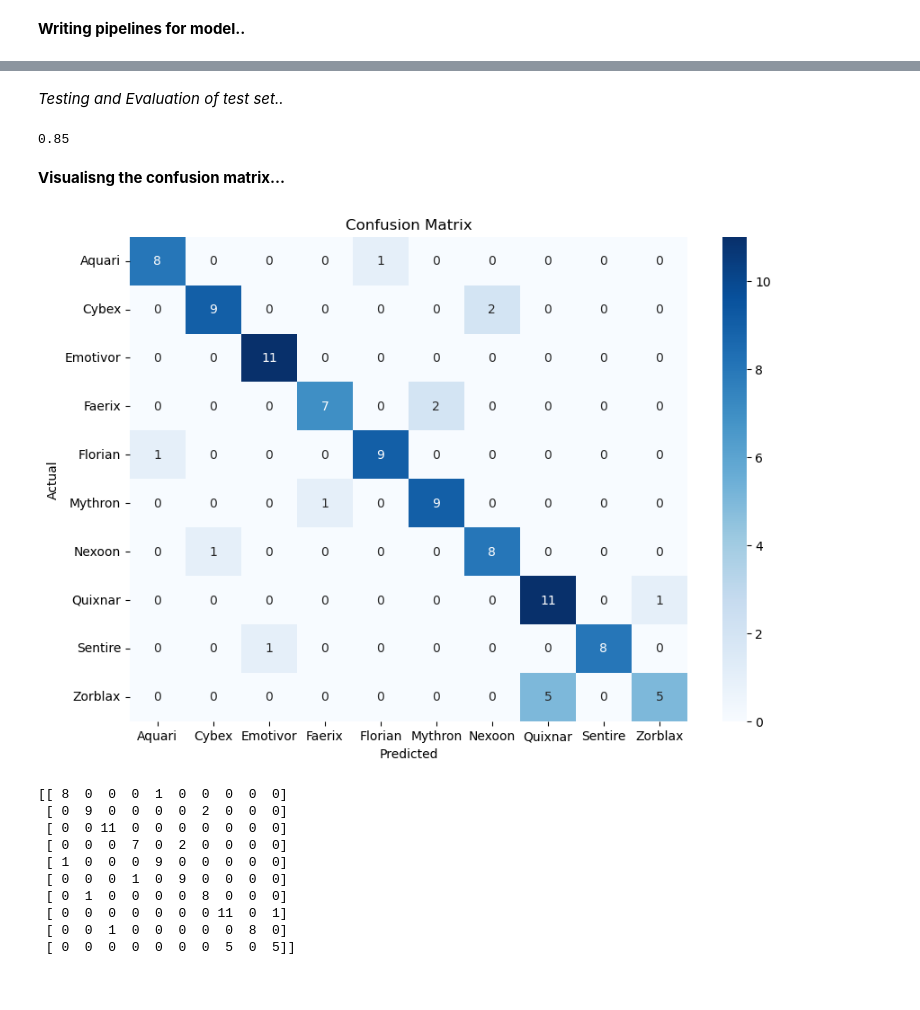
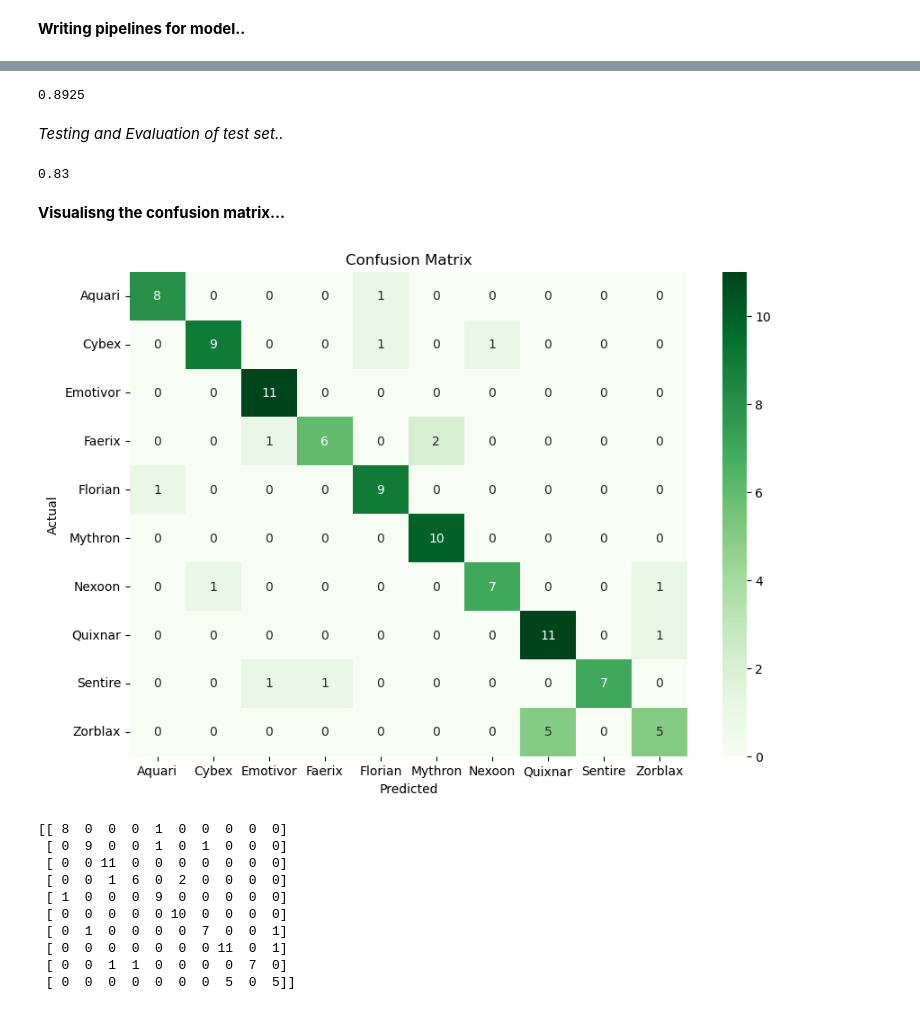
Before and after one commit to Sudarshan50/Innov8-Hackathon, a Jupyter notebook: solution.ipynb, the cells around one changed output, grey strips where cells are left out. Drawn from its saved outputs; the diff is of its cells as text; code cells hidden in the pictures.

Commit message:
Refactor code to handle unknown categories in OneHotEncoder and optimize TF-IDF vectorization...

```diff
--- a/solution.ipynb
+++ b/solution.ipynb
@@ -31,5 +33,5 @@ X_train, X_test, y_train, y_test = train_test_split(X, y, test_size=0.2, stratif
 # %% [markdown]
 **Feature Enginerring**
 # %%
-tfidf = TfidfVectorizer(max_features=500)
-onehot = ColumnTransformer([('fingers_tail', OneHotEncoder(handle_unknown='ignore'), ['fingers', 'tail'])], remainder='passthrough')
+tfidf = TfidfVectorizer(max_features=1000)
+onehot = ColumnTransformer([('fingers_tail', OneHotEncoder(handle_unknown='ignore'), ['fingers','tail'])], remainder='passthrough')
@@ -40,3 +38,13 @@ print(tfidf.fit_transform(X_train['message']).shape)
+# %%
+param_grid = {
+    'features__tfidf__max_features': [500, 1000, 1500],
+    'features__tfidf__ngram_range': [(1, 1), (1, 2)],
+    'features__tfidf__max_df': [0.7, 0.9],
+    'features__tfidf__min_df': [0.01, 0.05],
+    'features__tfidf__use_idf': [True, False],
+    'clf__C': [0.1, 1, 10, 100, 1000],
+    'clf__gamma': ['scale', 'auto', 0.01, 0.1, 1, 10],
+}
 # %% [markdown]
 **Writing pipelines for model..**
 # %%
@@ -45,5 +53,7 @@ pipeline = Pipeline([
         ('tfidf', tfidf, 'message'),
         ('onehot', onehot, ['fingers', 'tail'])
     ])),
-    ('clf', RandomForestClassifier())
+    ('clf', SVC(kernel='rbf'))
 ])
+# pipeline.fit(X_train, y_train)
+pipeline = GridSearchCV(pipeline, param_grid, cv=5, n_jobs=-1)
@@ -52,2 +91,0 @@ pipeline = Pipeline([
-# %%
-pipeline.fit(X_train, y_train)
@@ -67,3 +95,7 @@ Pipeline(steps=[('features',
+# %%
+y_pred_train_accuracy
+# %% [output]
+0.8925
 # %% [markdown]
 *Testing and Evaluation of test set..*
 # %%
@@ -71,33 +103,33 @@ y_pred = pipeline.predict(X_test)
 accuracy = accuracy_score(y_test, y_pred)
 print(accuracy)
 # %% [output]
-0.85
+0.83
 # %% [markdown]
 **Visualisng the confusion matrix...**
 # %%
 import matplotlib.pyplot as plt
 import seaborn as sns
 conf_matrix = confusion_matrix(y_test, y_pred)
 plt.figure(figsize=(10, 7))
-sns.heatmap(conf_matrix, annot=True, fmt='d', cmap='Blues', xticklabels=pipeline.classes_, yticklabels=pipeline.classes_)
+sns.heatmap(conf_matrix, annot=True, fmt='d', cmap='Greens', xticklabels=pipeline.classes_, yticklabels=pipeline.classes_)
 plt.xlabel('Predicted')
 plt.ylabel('Actual')
 plt.title('Confusion Matrix')
 plt.show()
 # %% [output]
-[figure, old version]
+[figure, new version]
 # %%
 print(conf_matrix)
 # %% [output]
 [[ 8  0  0  0  1  0  0  0  0  0]
- [ 0  9  0  0  0  0  2  0  0  0]
+ [ 0  9  0  0  1  0  1  0  0  0]
  [ 0  0 11  0  0  0  0  0  0  0]
- [ 0  0  0  7  0  2  0  0  0  0]
+ [ 0  0  1  6  0  2  0  0  0  0]
  [ 1  0  0  0  9  0  0  0  0  0]
- [ 0  0  0  1  0  9  0  0  0  0]
- [ 0  1  0  0  0  0  8  0  0  0]
+ [ 0  0  0  0  0 10  0  0  0  0]
+ [ 0  1  0  0  0  0  7  0  0  1]
  [ 0  0  0  0  0  0  0 11  0  1]
- [ 0  0  1  0  0  0  0  0  8  0]
+ [ 0  0  1  1  0  0  0  0  7  0]
  [ 0  0  0  0  0  0  0  5  0  5]]
 # %%
 test = pd.read_csv('test.csv')
```
Also changed, not shown: parts of 8 cells of this notebook, 1 other file.
